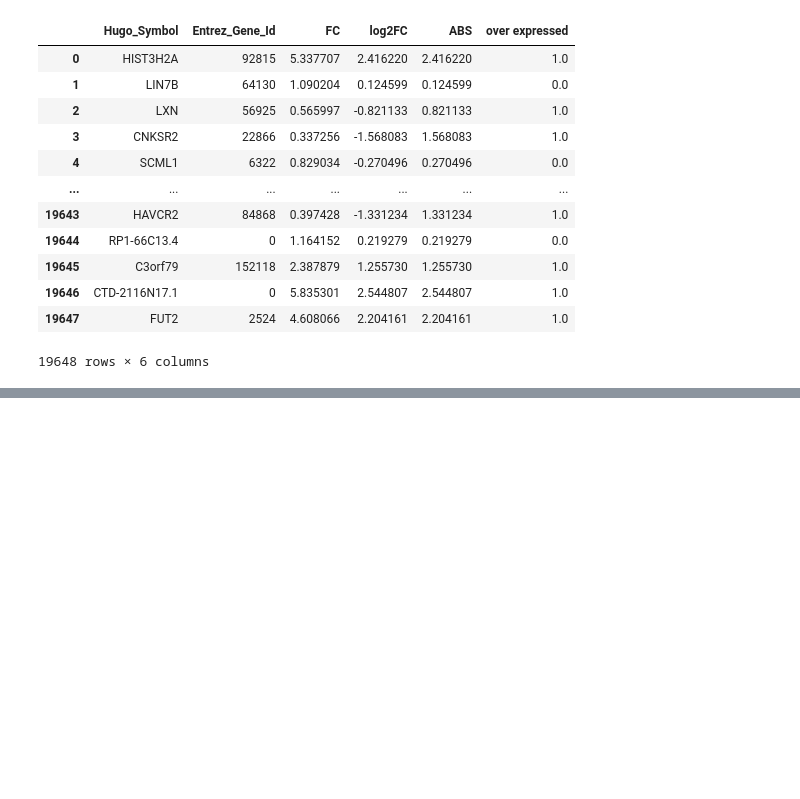
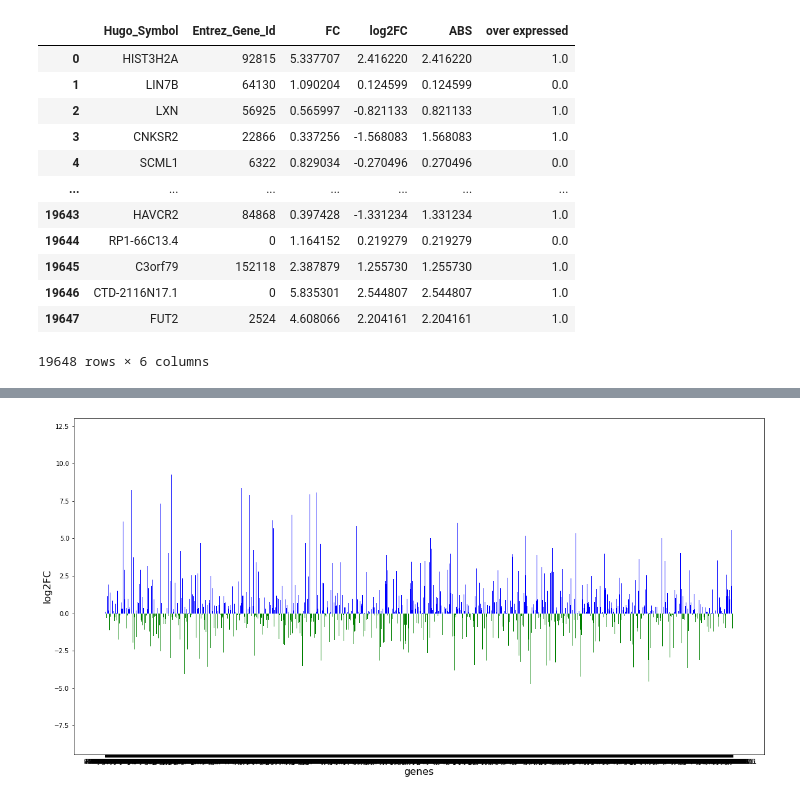
Before and after one commit to FatmaGad25/Bioinformatics_Final_project, a Jupyter notebook: FOLD_CHANGE.ipynb, the cells around one changed output, grey strips where cells are left out. Drawn from its saved outputs; the diff is of its cells as text; code cells hidden in the pictures; blank space fills up the shorter version.

```diff
--- a/FOLD_CHANGE.ipynb
+++ b/FOLD_CHANGE.ipynb
@@ -177,0 +161,9 @@ Name: log2FC, Length: 10481, dtype: float64
+# %%
+plt.figure(figsize=(20,10))
+plt.bar(FC["Hugo_Symbol"],FC['log2FC'],color=cc)
+plt.xlabel('genes', fontsize=16)
+plt.ylabel('log2FC', fontsize=16)
+
+plt.show()
+# %% [output]
+[figure, added]
```
Also changed, not shown: parts of 5 cells of this notebook.
